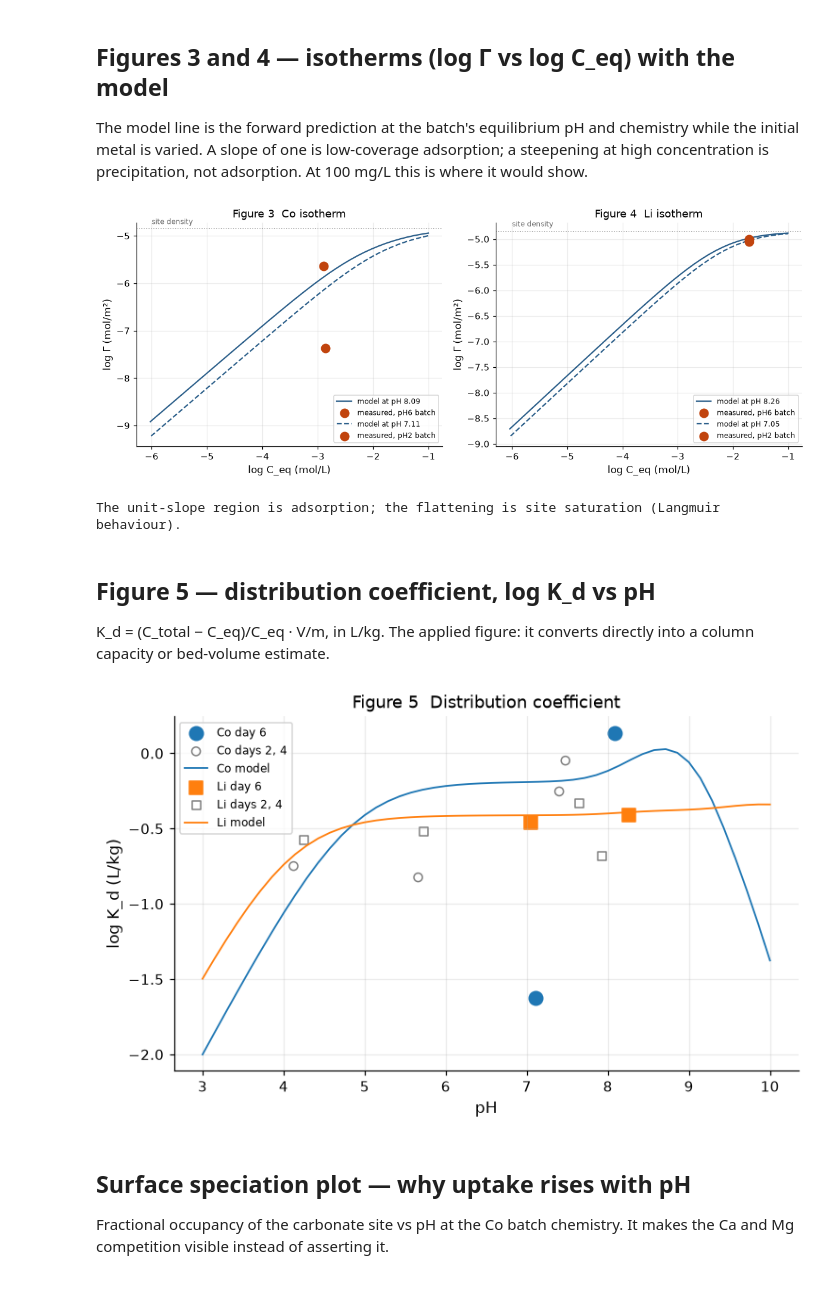
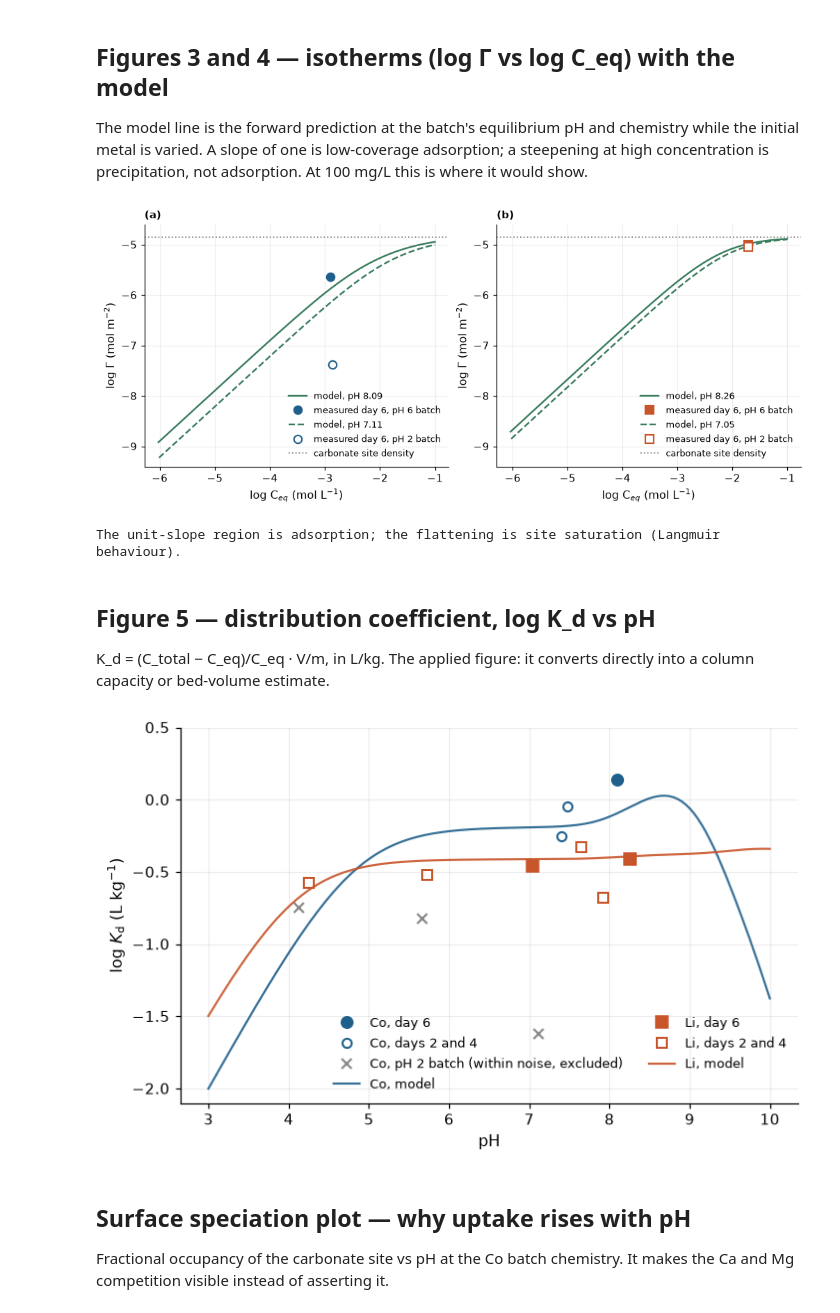
Before and after one commit to Marwa-2024/CCM-to-determine-Log-K-, a Jupyter notebook: LogK_LiCo_dolomite_carbonate_site_STEPWISE.ipynb, the cells around one changed output. Cells and saved outputs as stored; diff of their text form; code cells hidden in the pictures.

```diff
--- a/LogK_LiCo_dolomite_carbonate_site_STEPWISE.ipynb
+++ b/LogK_LiCo_dolomite_carbonate_site_STEPWISE.ipynb
@@ -639,14 +649,19 @@ STEP 6  Diagnostic: is log K flat?
 Justifies the equilibration time and shows whether a slow second stage (precipitation or
 recrystallisation) is present.
 # %%
-fig, ax = plt.subplots(figsize=(7.2, 4.6))
-ins = ax.inset_axes([0.55, 0.15, 0.4, 0.4])
+fig, (ax, bx) = plt.subplots(1, 2, figsize=(9.2, 3.8), constrained_layout=True)
 for (metal, batch), d in data.groupby(["metal","batch"]):
-    lab = f"{metal}, initial {batch.replace('pH','pH ')}"
-    ax.plot(d.day, d["removal_%"], "o-", label=lab)
+    filled = batch == "pH6"
+    kw = dict(marker=MK[metal], color=COL[metal], ms=6, mfc=COL[metal] if filled else "white", mew=1.4,
+              ls="-" if filled else "--", label=f"{metal}, initial {batch.replace('pH','pH ')}")
+    ax.plot(d.day, d["removal_%"], **kw)
     G = [coverage(c0, c, metal)[0]*1e6 for c0, c in zip(d.C0_ppm, d.Me_ppm)]
-    ins.plot(d.day, G, "o-")
-ax.set_xlabel("time (days)"); ax.set_ylabel("removal (%)"); ax.set_title("Figure 1  Kinetics of Li and Co uptake by dolomite")
-ins.set_xlabel("days", fontsize=8); ins.set_ylabel("Γ (µmol/m²)", fontsize=8); ins.tick_params(labelsize=7)
-ax.legend(fontsize=8); fig.tight_layout(); savefig(fig, "Fig1_kinetics")
+    bx.plot(d.day, G, **kw)
+bx.axhline(SITE_DENS["CO3"]*1e6, color=COL["grey"], ls=":", lw=1.2, label="carbonate site density")
+ax.set_xlabel("time (days)"); ax.set_ylabel("removal (% of initial)")
+bx.set_xlabel("time (days)"); bx.set_ylabel("surface coverage Γ (µmol m$^{-2}$)")
+ax.set_xticks([0,2,4,6]); bx.set_xticks([0,2,4,6]); bx.set_ylim(0, 15.5)
+ax.legend(loc="upper left"); bx.legend(loc="upper left", frameon=True, framealpha=0.92, edgecolor="none")
+panel(ax, "a"); panel(bx, "b")
+savefig(fig, "Fig1_kinetics")
 # %% [output]
@@ -690,48 +711,55 @@ The model line is the forward prediction at the batch's equilibrium pH and chemi
 the initial metal is varied. A slope of one is low-coverage adsorption; a steepening at high
 concentration is precipitation, not adsorption. At 100 mg/L this is where it would show.
 # %%
-fig, axes = plt.subplots(1, 2, figsize=(11, 4.4))
-C0_grid = np.logspace(-6, -1, 40)
-for ax, metal in zip(axes, ["Co","Li"]):
-    for batch, ls in [("pH6","-"),("pH2","--")]:
+fig, axes = plt.subplots(1, 2, figsize=(9.2, 3.9), constrained_layout=True)
+C0_grid = np.logspace(-6, -1, 60)
+for ax, metal, letter in zip(axes, ["Co","Li"], "ab"):
+    for batch, ls, filled in [("pH6","-",True),("pH2","--",False)]:
         e = eq[(eq.metal==metal)&(eq.batch==batch)].iloc[0]
         Ceq, Gam = [], []
         for C0 in C0_grid:
             rem = forward_removal(metal, e.pH, C0*MM[metal]*1e3, e.Ca_ppm, e.Mg_ppm, best[metal])
             Ceq.append(C0*(1-rem/100)); Gam.append(C0*rem/100/S_AREA)
-        ax.plot(np.log10(Ceq), np.log10(np.maximum(Gam,1e-30)), ls, color="#2c5f8a", label=f"model at pH {e.pH:.2f}")
+        ax.plot(np.log10(Ceq), np.log10(np.maximum(Gam,1e-30)), ls, color=COL["model"], label=f"model, pH {e.pH:.2f}")
         G, _ = coverage(e.C0_ppm, e.Me_ppm, metal)
-        if G>0: ax.scatter(np.log10(e.Me_ppm/MM[metal]/1e3), np.log10(G), s=90, color="#c1440e", zorder=3,
-                           label=f"measured, {batch} batch")
-    ax.axhline(np.log10(SITE_DENS["CO3"]), color="0.6", ls=":", lw=1); ax.text(-6, np.log10(SITE_DENS["CO3"])+0.1, "site density", fontsize=8, color="0.4")
-    ax.set_xlabel("log C_eq (mol/L)"); ax.set_ylabel("log Γ (mol/m²)"); ax.set_title(f"Figure {3 if metal=='Co' else 4}  {metal} isotherm")
-    ax.legend(fontsize=8)
-fig.tight_layout(); savefig(fig, "Fig3_4_isotherms")
+        if G > 0:
+            ax.plot(np.log10(e.Me_ppm/MM[metal]/1e3), np.log10(G), MK[metal], color=COL[metal], ms=7.5, ls="none",
+                    mfc=COL[metal] if filled else "white", mew=1.4,
+                    label=f"measured day 6, {batch.replace('pH','pH ')} batch", zorder=3)
+    ax.axhline(np.log10(SITE_DENS["CO3"]), color=COL["grey"], ls=":", lw=1.2, label="carbonate site density")
+    ax.set_xlabel("log C$_{eq}$ (mol L$^{-1}$)"); ax.set_ylabel("log Γ (mol m$^{-2}$)")
+    ax.set_ylim(-9.4, -4.6); ax.legend(loc="lower right"); panel(ax, letter)
+savefig(fig, "Fig3_4_isotherms")
 print("The unit-slope region is adsorption; the flattening is site saturation (Langmuir behaviour).")
 # %% [output]
-[figure, old version]
+[figure, new version]
 The unit-slope region is adsorption; the flattening is site saturation (Langmuir behaviour).
 # %% [markdown]
 ## Figure 5 — distribution coefficient, log K_d vs pH
 K_d = (C_total − C_eq)/C_eq · V/m, in L/kg. The applied figure: it converts directly into a
 column capacity or bed-volume estimate.
 # %%
-fig, ax = plt.subplots(figsize=(7, 4.4))
-for metal, mk in [("Co","o"),("Li","s")]:
+fig, ax = plt.subplots(figsize=(6.4, 4.0), constrained_layout=True)
+grid = np.linspace(3, 10, 141)
+for metal in ["Co","Li"]:
     d = data[(data.metal==metal)&(data.day>0)].copy()
     d["Kd"] = (d.C0_ppm - d.Me_ppm)/d.Me_ppm*V_L/M_G*1e3
-    e = d[d.day==6]; k = d[(d.day<6)&(d.Kd>0)]
-    ax.scatter(e.pH, np.log10(e.Kd.clip(lower=1e-3)), marker=mk, s=90, label=f"{metal} day 6")
-    ax.scatter(k.pH, np.log10(k.Kd), marker=mk, s=35, facecolors="none", edgecolors="gray", label=f"{metal} days 2, 4")
-    # model K_d curve at the pH6 batch chemistry
+    noise = (d.metal=="Co")&(d.batch=="pH2")            # within analytical noise (Step 5a)
+    e = d[(d.day==6)&~noise]; k = d[(d.day<6)&~noise&(d.Kd>0)]; x = d[noise&(d.Kd>0)]
+    ax.plot(e.pH, np.log10(e.Kd), MK[metal], color=COL[metal], ms=7.5, ls="none", label=f"{metal}, day 6", zorder=3)
+    ax.plot(k.pH, np.log10(k.Kd), MK[metal], color=COL[metal], mfc="white", mew=1.3, ms=6, ls="none",
+            label=f"{metal}, days 2 and 4")
+    if len(x): ax.plot(x.pH, np.log10(x.Kd), "x", color=COL["grey"], ms=7, mew=1.4, ls="none",
+                       label="Co, pH 2 batch (within noise, excluded)")
     e0 = eq[(eq.metal==metal)&(eq.batch=="pH6")].iloc[0]
     rem = np.array([forward_removal(metal, p, e0.C0_ppm, e0.Ca_ppm, e0.Mg_ppm, best[metal]) for p in grid])
     Kd = rem/(100-rem)*V_L/M_G*1e3
-    ax.plot(grid, np.log10(np.maximum(Kd,1e-3)), "-", lw=1.2, label=f"{metal} model")
-ax.set_xlabel("pH"); ax.set_ylabel("log K_d (L/kg)"); ax.set_title("Figure 5  Distribution coefficient")
-ax.legend(fontsize=8); fig.tight_layout(); savefig(fig, "Fig5_Kd_vs_pH")
+    ax.plot(grid, np.log10(np.maximum(Kd,1e-3)), "-", color=COL[metal], lw=1.4, alpha=0.9, label=f"{metal}, model")
+ax.set_xlabel("pH"); ax.set_ylabel("log $K_\\mathrm{d}$ (L kg$^{-1}$)"); ax.set_ylim(-2.1, 0.5)
+ax.legend(loc="lower right", ncol=2)
+savefig(fig, "Fig5_Kd_vs_pH")
 # %% [output]
-[figure, old version]
+[figure, new version]
 # %% [markdown]
 ## Surface speciation plot — why uptake rises with pH
 Fractional occupancy of the carbonate site vs pH at the Co batch chemistry. It makes the
```
Also changed, not shown: parts of 7 cells of this notebook, 14 other files.
